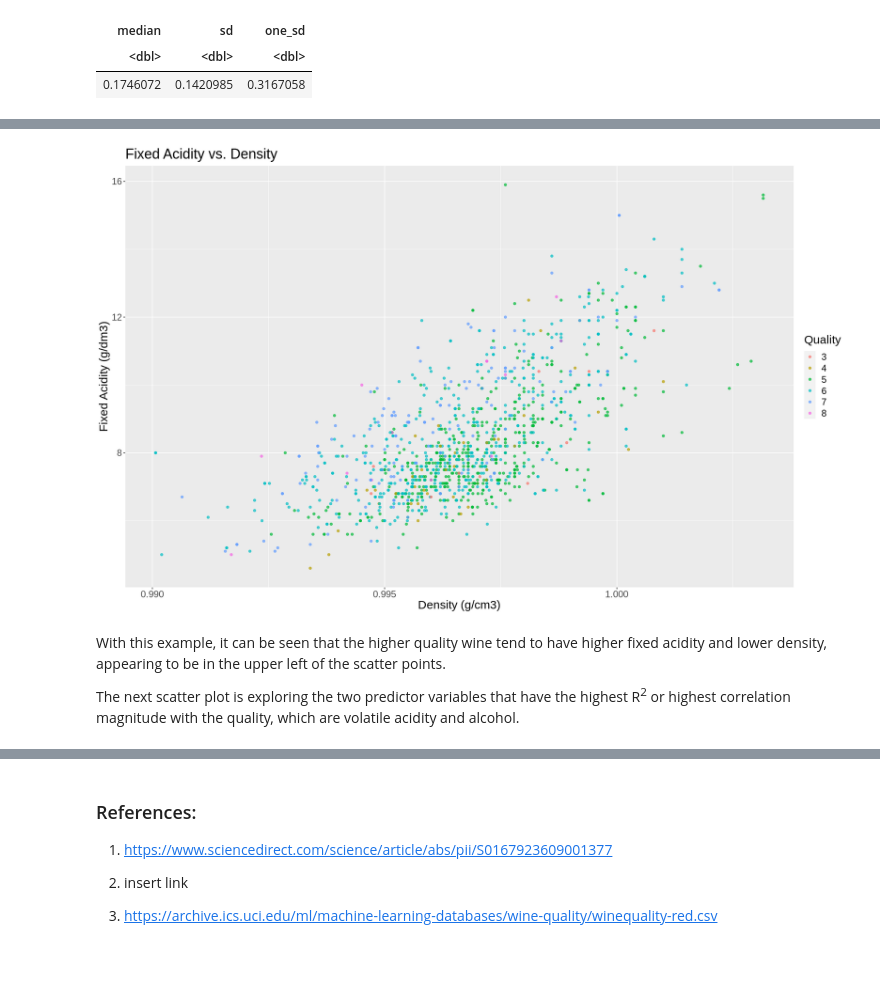
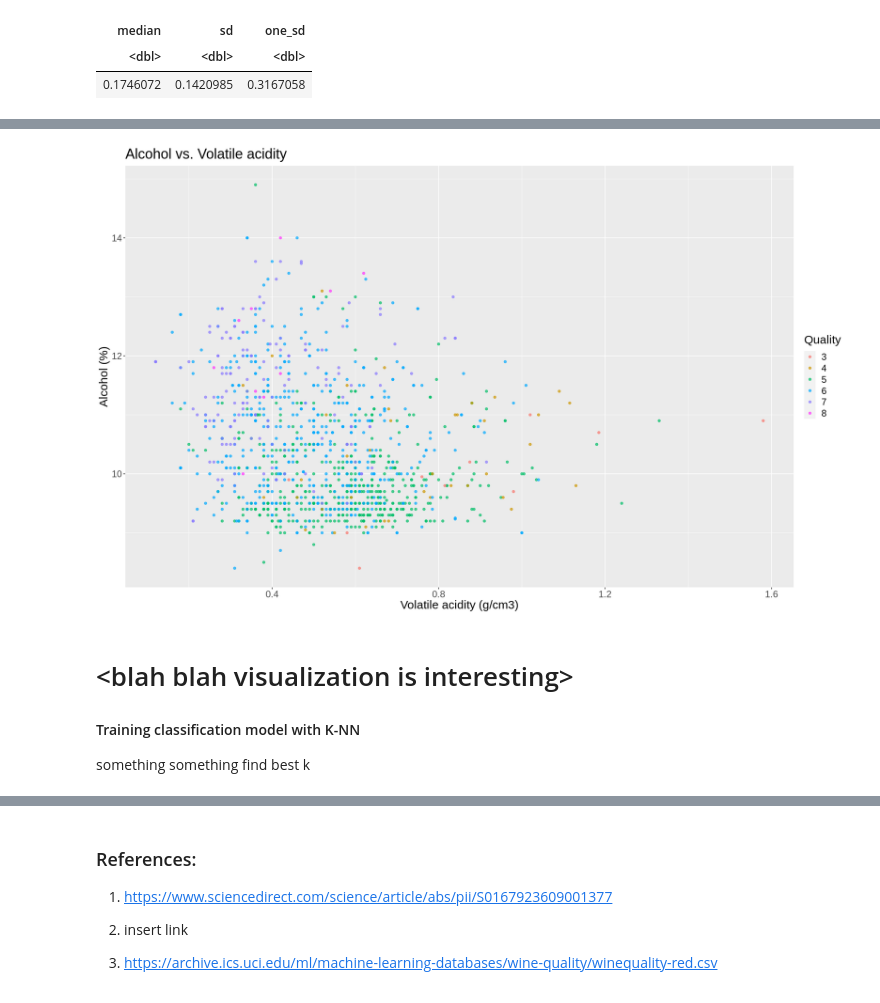
Before and after one commit to j-ackyao/Group-62-project, a Jupyter notebook: group_project_report.ipynb, the cells around one changed output, grey strips where cells are left out. Drawn from its saved outputs; the diff is of its cells as text; code cells hidden in the pictures; blank space fills up the shorter version.

Commit message:
added classification model with knn

```diff
--- a/group_project_report.ipynb
+++ b/group_project_report.ipynb
@@ -48,6 +47,10 @@ Methods will include the [*Preliminary exploratory data analysis*](#pre_data_ana
 library(tidyverse)
 library(tidymodels)
 library(GGally)
+library(RColorBrewer)
+
+# initialize custom color palette
+COLOR_PALETTE <- c("#F8766D", "#CD9600", "#00BE67", "#00A9FF", "#8A7AFF", "#FF33FC")
 # %% [output]
 ── Attaching packages ─────────────────────────────────────── tidyverse 1.3.1 ──
 
@@ -335,16 +321,22 @@ Below is an example scatter plot to explore the two predictor variables that hav
 # %%
 options(repr.plot.width = 16, repr.plot.height = 10)
 
-red_density_fixed_acidity_scatter <- ggplot(red_training_data, aes(x = density, y = fixed_acidity, color = quality)) +
+red_scatter <- ggplot(red_training_data, aes(x = volatile_acidity, y = alcohol, color = quality)) +
     geom_point(alpha = 0.7) +
-    ggtitle("Fixed Acidity vs. Density") +
-    labs(x = "Density (g/cm3)", y = "Fixed Acidity (g/dm3)", color = "Quality") +
-    theme(text = element_text(size = 18))
+    ggtitle("Alcohol vs. Volatile acidity") +
+    labs(x = "Volatile acidity (g/cm3)", y = "Alcohol (%)", color = "Quality") +
+    theme(text = element_text(size = 18)) +
+    # use customized palette
+    scale_color_manual(values = COLOR_PALETTE)
 
-red_density_fixed_acidity_scatter
+red_scatter
 # %% [output]
-[figure, old version]
+[figure, new version]
 # %% [markdown]
-With this example, it can be seen that the higher quality wine tend to have higher fixed acidity and lower density, appearing to be in the upper left of the scatter points.
+# \<blah blah visualization is interesting\>
 
-The next scatter plot is exploring the two predictor variables that have the highest R<sup>2</sup> or highest correlation magnitude with the quality, which are volatile acidity and alcohol.
+
+
+
+#### Training classification model with K-NN
+something something find best k
```
Also changed, not shown: parts of 13 cells of this notebook.
